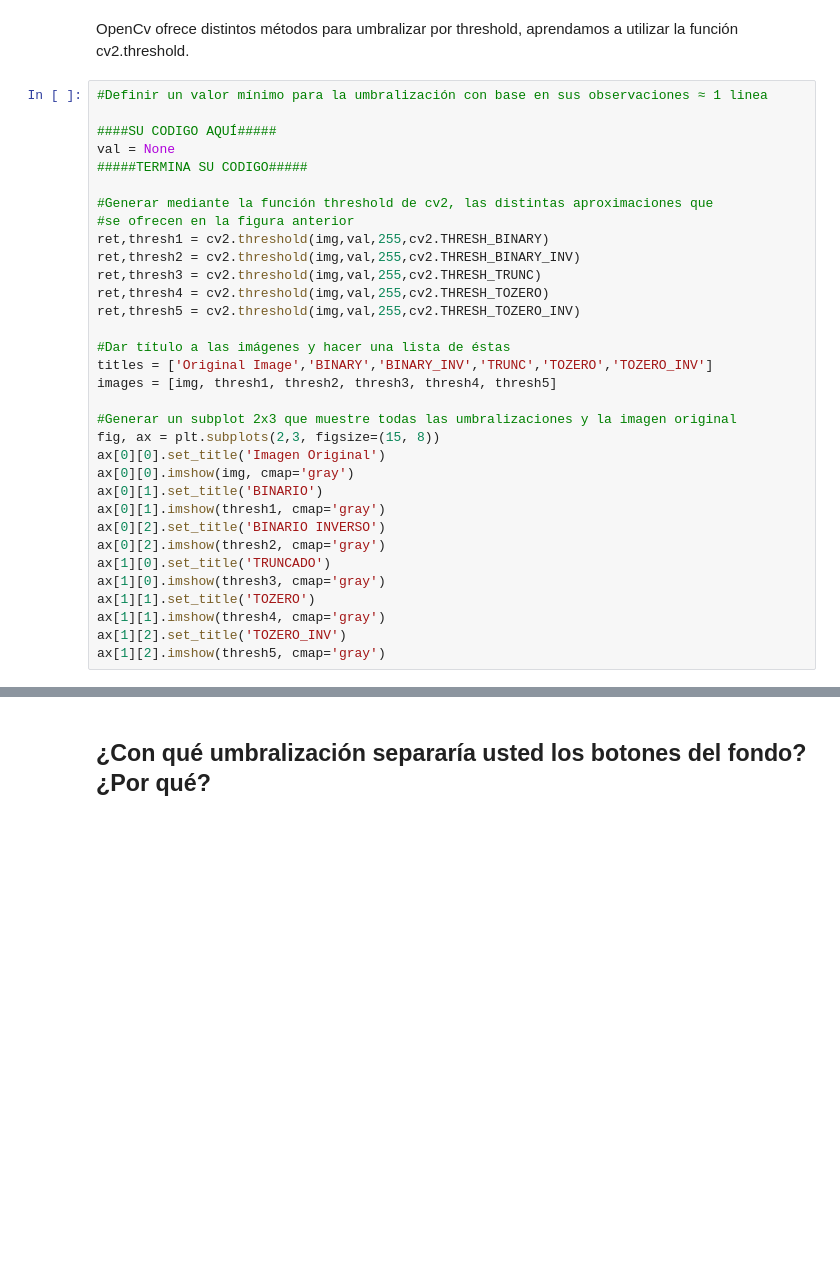
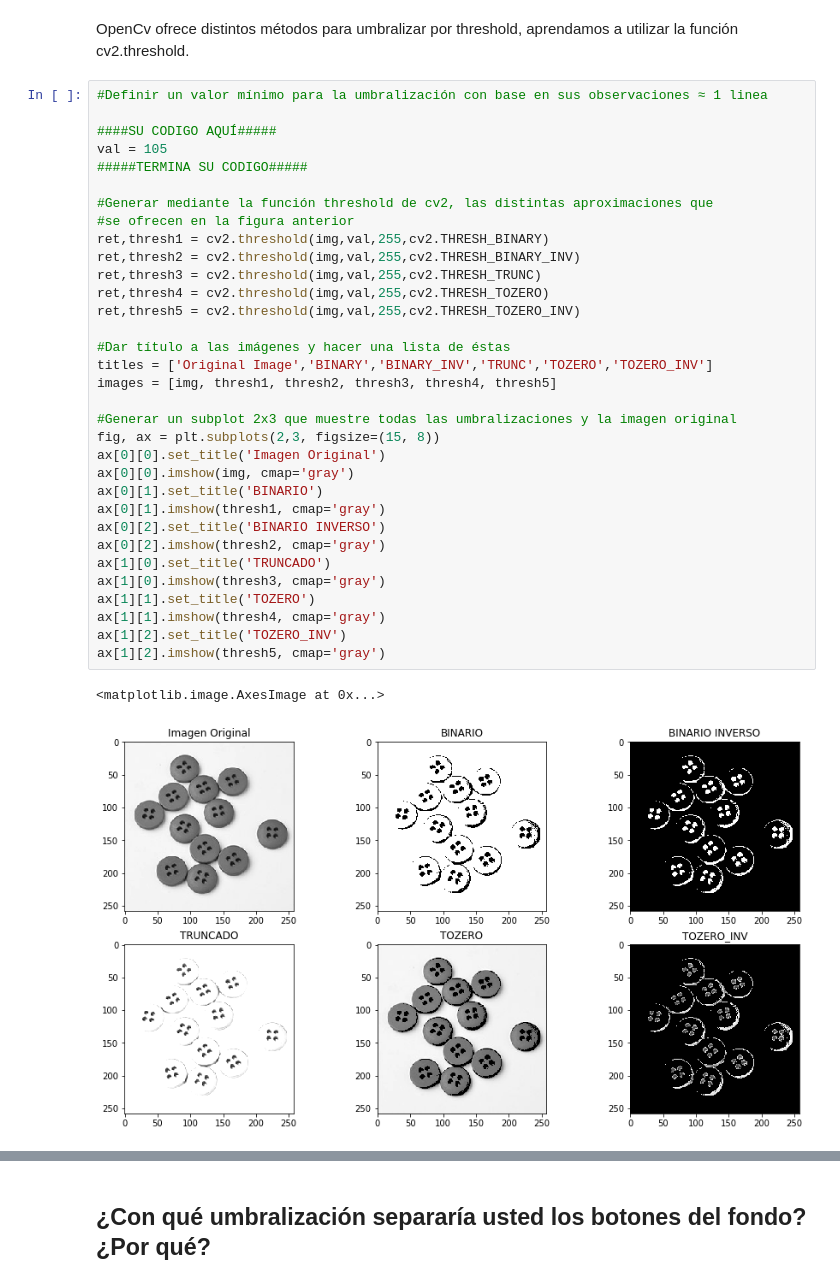
Before and after one commit to sanrestrepo98/Vision-Artificial-9, a Jupyter notebook: Practicas/Practica 3/Practica 4 Segmentación y Realzado de Bordes.ipynb, the cells around one changed output, grey strips where cells are left out. Drawn from its saved outputs; the diff is of its cells as text; blank space fills up the shorter version.

```diff
--- a/Practicas/Practica 3/Practica 4 Segmentación y Realzado de Bordes.ipynb
+++ b/Practicas/Practica 3/Practica 4 Segmentación y Realzado de Bordes.ipynb
@@ -843,35 +848,38 @@ OpenCv ofrece distintos métodos para umbralizar por threshold, aprendamos a uti
 #Definir un valor mínimo para la umbralización con base en sus observaciones ≈ 1 linea
 
 ####SU CODIGO AQUÍ#####
-val = None
+val = 105
 #####TERMINA SU CODIGO#####
 
 #Generar mediante la función threshold de cv2, las distintas aproximaciones que
 #se ofrecen en la figura anterior
 ret,thresh1 = cv2.threshold(img,val,255,cv2.THRESH_BINARY)
 ret,thresh2 = cv2.threshold(img,val,255,cv2.THRESH_BINARY_INV)
 ret,thresh3 = cv2.threshold(img,val,255,cv2.THRESH_TRUNC)
 ret,thresh4 = cv2.threshold(img,val,255,cv2.THRESH_TOZERO)
 ret,thresh5 = cv2.threshold(img,val,255,cv2.THRESH_TOZERO_INV)
 
 #Dar título a las imágenes y hacer una lista de éstas
 titles = ['Original Image','BINARY','BINARY_INV','TRUNC','TOZERO','TOZERO_INV']
 images = [img, thresh1, thresh2, thresh3, thresh4, thresh5]
 
 #Generar un subplot 2x3 que muestre todas las umbralizaciones y la imagen original
 fig, ax = plt.subplots(2,3, figsize=(15, 8))
 ax[0][0].set_title('Imagen Original')
 ax[0][0].imshow(img, cmap='gray')
 ax[0][1].set_title('BINARIO')
 ax[0][1].imshow(thresh1, cmap='gray')
 ax[0][2].set_title('BINARIO INVERSO')
 ax[0][2].imshow(thresh2, cmap='gray')
 ax[1][0].set_title('TRUNCADO')
 ax[1][0].imshow(thresh3, cmap='gray')
 ax[1][1].set_title('TOZERO')
 ax[1][1].imshow(thresh4, cmap='gray')
 ax[1][2].set_title('TOZERO_INV')
 ax[1][2].imshow(thresh5, cmap='gray')
+# %% [output]
+<matplotlib.image.AxesImage at 0x...>
+[figure, added]
 # %% [markdown]
 ## Salida esperada (debe obtener un aproximado):
 
```
Also changed, not shown: parts of 4 cells of this notebook.
